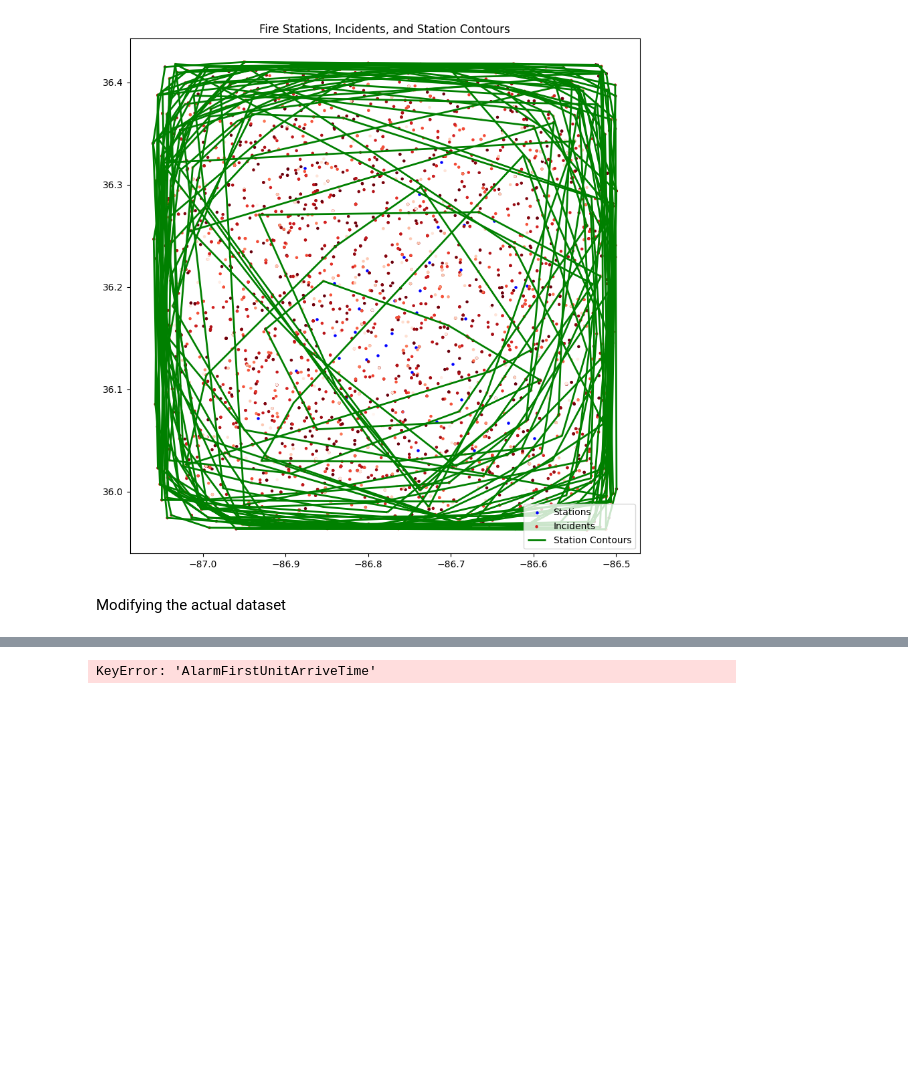
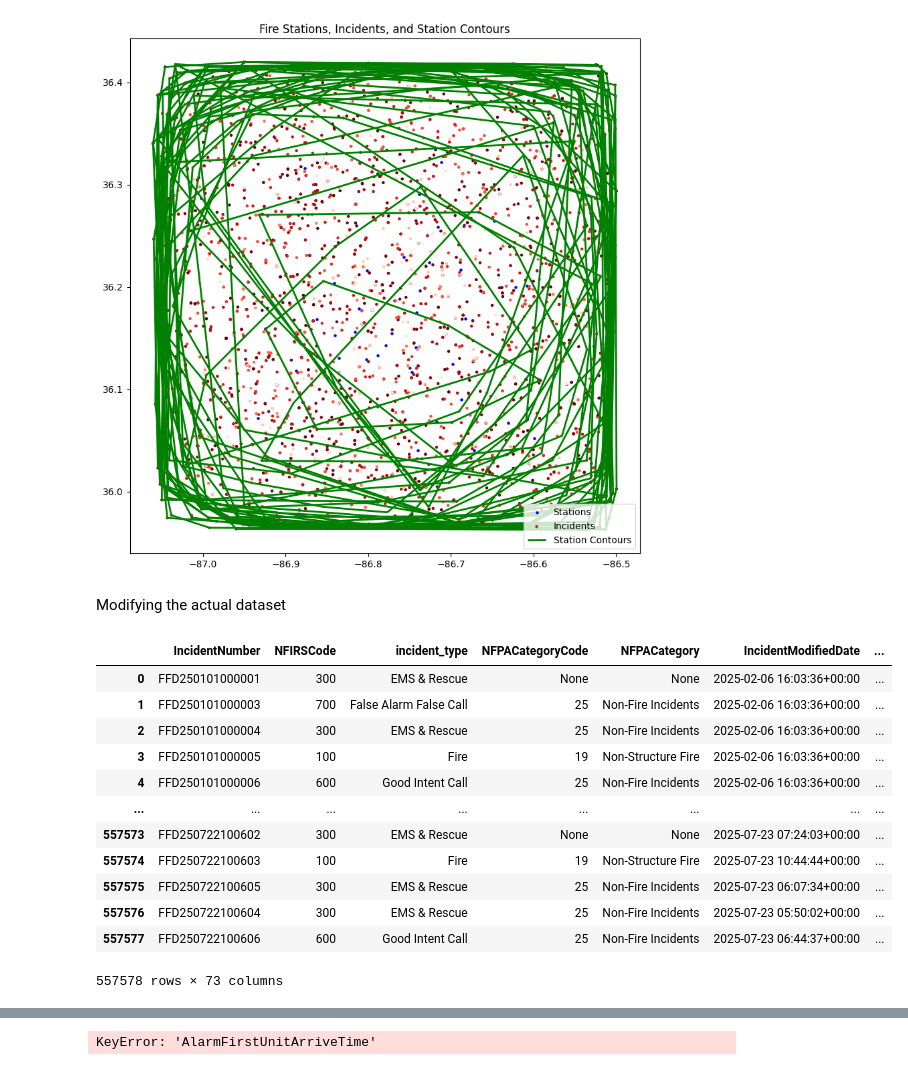
Before and after one commit to jptalusan/fire_simulator, a Jupyter notebook: preprocess_ammar.ipynb, the cells around one changed output, grey strips where cells are left out. Cells and saved outputs as stored; diff of their text form; code cells hidden in the pictures; blank space fills up the shorter version.

Commit message:
data analysis

```diff
--- a/preprocess_ammar.ipynb
+++ b/preprocess_ammar.ipynb
@@ -224,15 +224,16 @@ import shapely
 from shapely.geometry import Point, Polygon
 from shapely import wkt
 
-#was reading incidents_grids.csv
-fire_incidents= pd.read_csv("data/incidents_grids.csv")
-# fire_incidents = pd.read_excel("data/NFIRS100_2022_Present/Incidents_100_2022_Present.xlsx")
+# #was reading incidents_grids.csv
+# fire_incidents= pd.read_csv("data/incidents_grids.csv")
+# # fire_incidents = pd.read_excel("data/NFIRS100_2022_Present/Incidents_100_2022_Present.xlsx")
 
-fire_incidents = gpd.GeoDataFrame(
-    fire_incidents,
-    geometry=gpd.points_from_xy(fire_incidents.Longitude, fire_incidents.Latitude),
-    crs="EPSG:4326"
-)
+# fire_incidents = gpd.GeoDataFrame(
+#     fire_incidents,
+#     geometry=gpd.points_from_xy(fire_incidents.Longitude, fire_incidents.Latitude),
+#     crs="EPSG:4326"
+# )
+fire_incidents = gpd.read_file('data/Vanderbilt_Fire/FireIncidents.geojson')
 # fire_incidents = fire_incidents[fire_incidents.NFIRSType == 'Fire'].reset_index(drop=True)
 fire_incidents.rename(columns={
 
@@ -242,6 +243,22 @@ fire_incidents.rename(columns={
     'PSAPDate': 'datetime'
 }
 , inplace=True)
+# %%
+fire_incidents
+# %% [output]
+|  | IncidentNumber | NFIRSCode | incident_type | NFPACategoryCode | NFPACategory | IncidentModifiedDate | ... |
+| 0 | FFD250101000001 | 300 | EMS & Rescue | None | None | 2025-02-06 16:03:36+00:00 | ... |
+| 1 | FFD250101000003 | 700 | False Alarm False Call | 25 | Non-Fire Incidents | 2025-02-06 16:03:36+00:00 | ... |
+| 2 | FFD250101000004 | 300 | EMS & Rescue | 25 | Non-Fire Incidents | 2025-02-06 16:03:36+00:00 | ... |
+| 3 | FFD250101000005 | 100 | Fire | 19 | Non-Structure Fire | 2025-02-06 16:03:36+00:00 | ... |
+| 4 | FFD250101000006 | 600 | Good Intent Call | 25 | Non-Fire Incidents | 2025-02-06 16:03:36+00:00 | ... |
+| ... | ... | ... | ... | ... | ... | ... | ... |
+| 557573 | FFD250722100602 | 300 | EMS & Rescue | None | None | 2025-07-23 07:24:03+00:00 | ... |
+| 557574 | FFD250722100603 | 100 | Fire | 19 | Non-Structure Fire | 2025-07-23 10:44:44+00:00 | ... |
+| 557575 | FFD250722100605 | 300 | EMS & Rescue | 25 | Non-Fire Incidents | 2025-07-23 06:07:34+00:00 | ... |
+| 557576 | FFD250722100604 | 300 | EMS & Rescue | 25 | Non-Fire Incidents | 2025-07-23 05:50:02+00:00 | ... |
+| 557577 | FFD250722100606 | 600 | Good Intent Call | 25 | Non-Fire Incidents | 2025-07-23 06:44:37+00:00 | ... |
+557578 rows × 73 columns
 # %%
 apparatus = pd.read_excel("/Users/ammarbinzulqarnain/Documents/Scope Lab/Project/fire_simulator/data/NFIRS100_2022_Present/Apparatus2022_Present.xlsx")
 # %%
```
Also changed, not shown: 3 other files.
